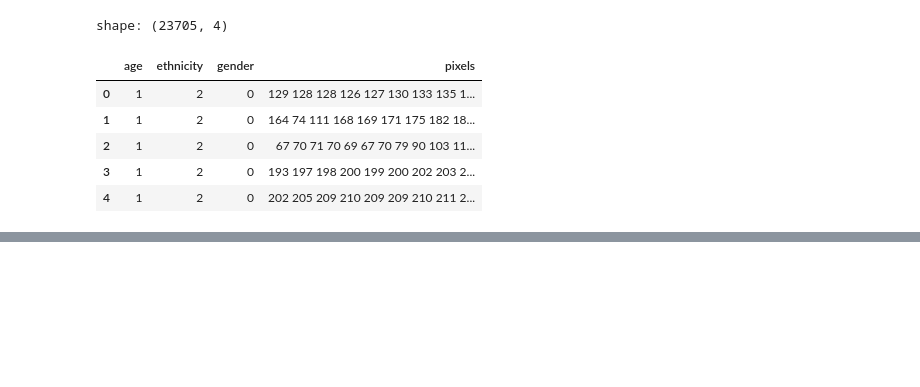
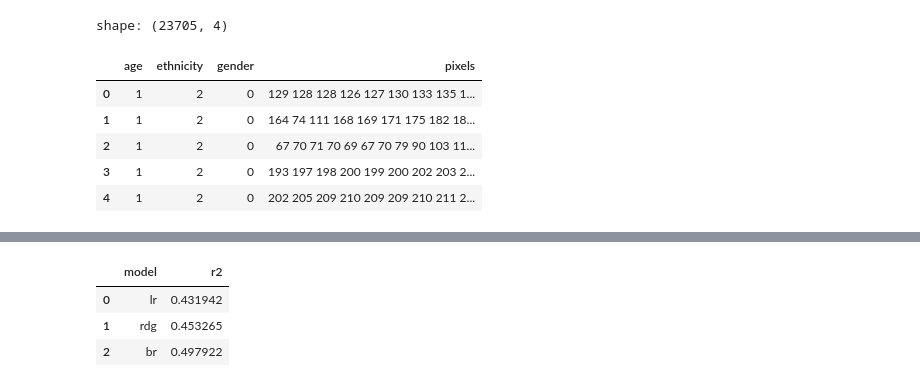
Before and after one commit to Mtsj8/Sistemas-Inteligentes-Projeto, a Jupyter notebook: Notebook.ipynb, the cells around one changed output, grey strips where cells are left out. Saved outputs shown, nothing was run; the diff lists cells and outputs as text; code cells hidden in the pictures; blank space fills up the shorter version.

```diff
--- a/Notebook.ipynb
+++ b/Notebook.ipynb
@@ -61,0 +378,8 @@ array([[1965,  503],
+# %%
+y_category = 'age'
+y = list(df[y_category])
+
+x_train, x_test, y_train, y_test = train_test_split(x, y, test_size=0.3, random_state=42)
+
+print('Train size:', len(y_train))
+print('Test size:', len(y_test))
@@ -61,0 +391,9 @@ array([[1965,  503],
+# %%
+lr = LinearRegression().fit(x_train, y_train)
+
+y_pred_lr = lr.predict(x_test)
+
+age_r2_df.loc[age_r2_df.shape[0]] = ['lr', r2(y_test, y_pred_lr)]
+
+print('mse: ', mse(y_test, y_pred_lr))
+print('R²: ', r2(y_test, y_pred_lr))
@@ -61,0 +405,9 @@ array([[1965,  503],
+# %%
+rdg = Ridge().fit(x_train, y_train)
+
+y_pred_rdg = rdg.predict(x_test)
+
+age_r2_df.loc[age_r2_df.shape[0]] = ['rdg', r2(y_test, y_pred_rdg)]
+
+print('mse: ', mse(y_test, y_pred_rdg))
+print('R²: ', r2(y_test, y_pred_rdg))
@@ -61,0 +458,7 @@ array([[1965,  503],
+# %%
+age_r2_df
+# %% [output]
+|  | model | r2 |
+| 0 | lr | 0.431942 |
+| 1 | rdg | 0.453265 |
+| 2 | br | 0.497922 |
```
Also changed, not shown: parts of 64 cells of this notebook, 21 other files.
